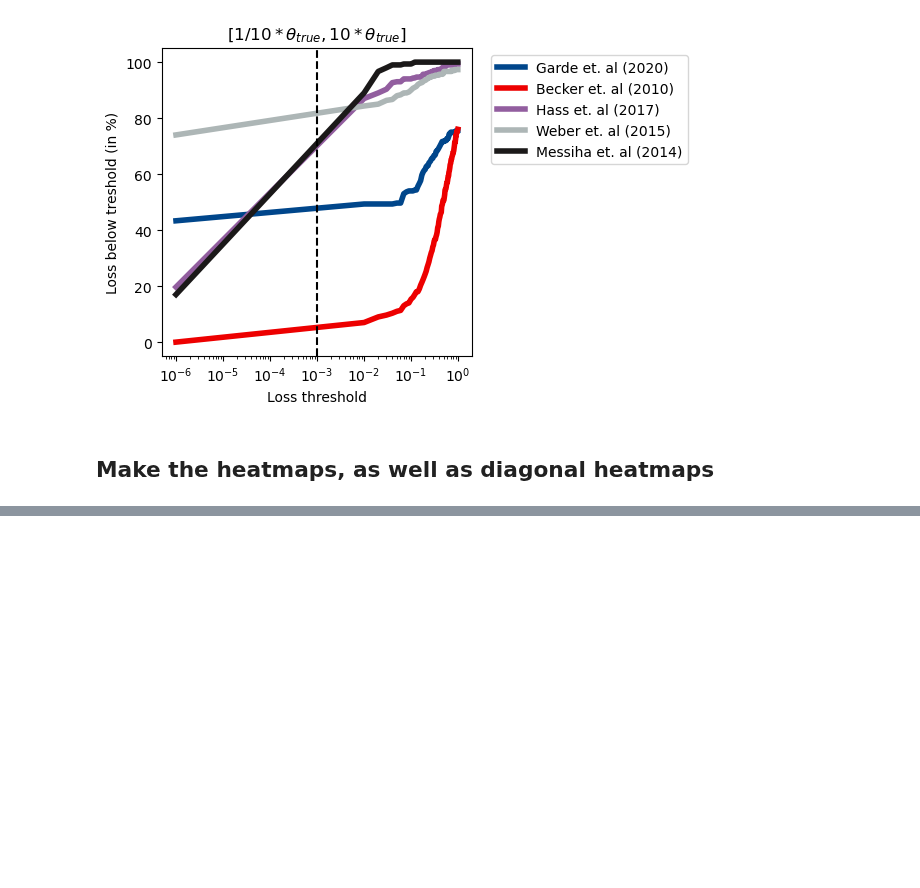
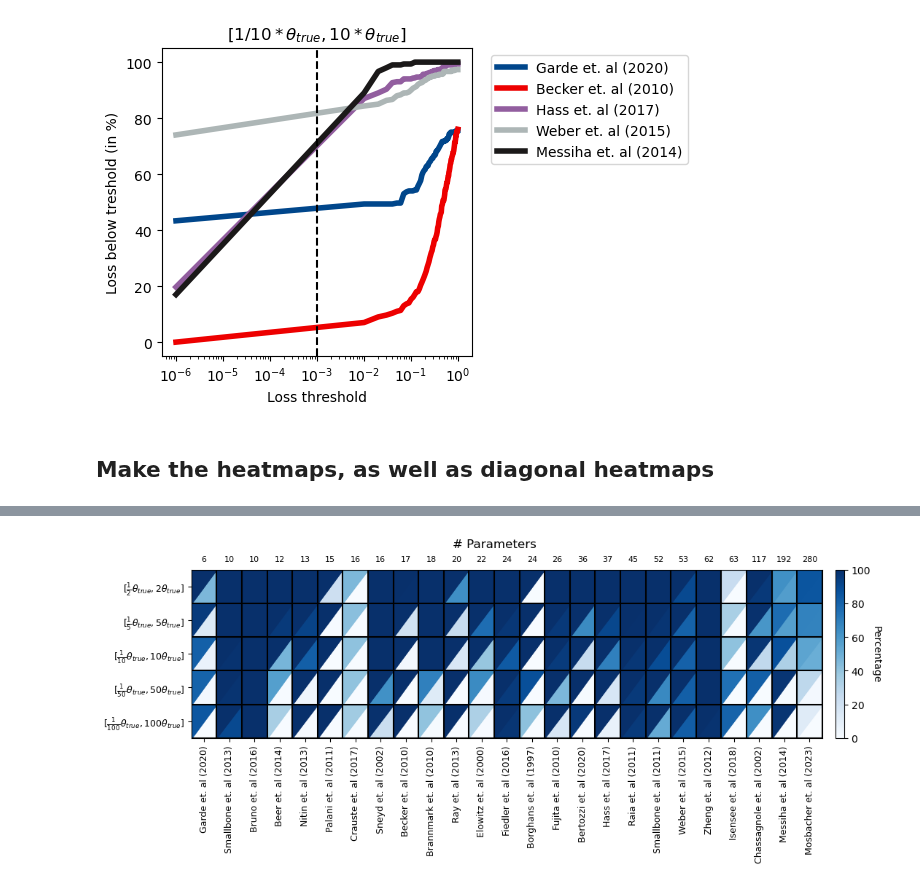
Before and after one commit to mahdi-shafiei/jaxkineticmodel, a Jupyter notebook: scripts/experiments/110924_ANALYSIS_parameterization_analysis_SBML.ipynb, the cells around one changed output, grey strips where cells are left out. Cells and saved outputs as stored; diff of their text form; code cells hidden in the pictures; blank space fills up the shorter version.

```diff
--- a/scripts/experiments/110924_ANALYSIS_parameterization_analysis_SBML.ipynb
+++ b/scripts/experiments/110924_ANALYSIS_parameterization_analysis_SBML.ipynb
@@ -425,0 +442,95 @@ sorted_params
+# %%
+import numpy as np
+import matplotlib.pyplot as plt
+import matplotlib.patches as patches
+import matplotlib.lines as lines
+
+# Sample data
+data1 = np.array(heatmap_array_init)  # Replace with your first dataset
+data2 = np.array(heatmap_array_succes)  # Replace with your second dataset
+
+# Normalize the data
+data1_normalized = data1 / 100
+data2_normalized = data2 / 100
+
+# Set up the figure and axis
+fig, ax = plt.subplots(figsize=(12, 3))
+
+# Define the size of the grid
+nrows, ncols = data1.shape
+
+# Loop over data dimensions and create lower and upper triangles
+for i in range(nrows):
+    for j in range(ncols):
+        # Coordinates of the corners of the cell
+        x = j
+        y = nrows - i - 1
+
+        # Values from the datasets (already normalized)
+        value1 = data1_normalized[i, j]
+        value2 = data2_normalized[i, j]
+
+        # Define the colors based on the normalized values in greyscale
+        color1 = plt.cm.Blues(value2)  # Lower triangle uses dataset1 value
+        color2 = plt.cm.Blues(value1)  # Upper triangle uses dataset2 value
+
+        # Draw lower left triangle (dataset1)
+
+        upper_left_triangle = patches.Polygon([(x, y), (x + 1, y), (x + 1, y + 1)], color=color1)
+        ax.add_patch(upper_left_triangle)
+
+        # Draw lower right triangle (dataset2)
+        lower_right_triangle = patches.Polygon([(x, y), (x, y + 1), (x + 1, y + 1)], color=color2)
+        ax.add_patch(lower_right_triangle)
+
+# Draw grid lines between each column and row
+for i in range(ncols + 1):
+    # Vertical grid lines
+    ax.plot([i, i], [0, nrows], color='black', linewidth=1.5)
+
+for i in range(nrows + 1):
+    # Horizontal grid lines
+    ax.plot([0, ncols], [i, i], color='black', linewidth=1.5)
+
+
+
+# Set the axis limits to match the grid size
+ax.set_xlim(0, ncols)
+ax.set_ylim(0, nrows)
+
+# Define y-tick labels
+y_labels = [
+    r"[$\frac{1}{2}\theta_{true}, 2\theta_{true}]$",
+    r"[$\frac{1}{5}\theta_{true}, 5\theta_{true}]$",
+    r"[$\frac{1}{10}\theta_{true}, 10\theta_{true}]$",
+    r"[$\frac{1}{50}\theta_{true}, 50\theta_{true}]$",
+    r"[$\frac{1}{100}\theta_{true}, 100\theta_{true}]$"
+]
+
+# Set y-tick positions and corresponding labels
+ax.set_yticks([4.5, 3.5, 2.5, 1.5, 0.5], y_labels, fontsize=9)
+
+# Define x-tick labels
+x_labels = [literature_names[model_name] for model_name in heatmap_array_init.columns]
+ax.set_xticks(np.arange(0, 25, 1) + 0.5, x_labels, rotation=90, fontsize=9)
+
+# Add parameter numbers at the top of each column
+for j, param_num in enumerate(sorted_params):
+    ax.text(j + 0.5, nrows + 0.2, str(param_num), ha='center', va='bottom', fontsize=8)
+
+# Add a label for '# Parameters' above the heatmap
+n_params = len(sorted_params)
+ax.text(n_params / 2 - 0.5, nrows + 0.6, '# Parameters', ha='center', va='bottom', fontsize=12, color='black')
+
+# Create a colorbar
+sm = plt.cm.ScalarMappable(cmap="Blues", norm=plt.Normalize(vmin=0, vmax=100))
+sm.set_array([])  # Dummy mappable for the colorbar
+cbar = plt.colorbar(sm, ax=ax, fraction=0.05, pad=0.02)
+cbar.set_label('Percentage', rotation=270, labelpad=10)
+
+# Show the plot
+plt.show()
+fig.savefig("figures/heatmaps_exp1/1209_training_success_heatmap_merged.png",bbox_inches="tight")
+fig.savefig("figures/heatmaps_exp1/1209_training_success_heatmap_merged.svg",bbox_inches="tight")
+# %% [output]
+[figure, added]
```
Also changed, not shown: parts of 8 cells of this notebook, 29 other files.
